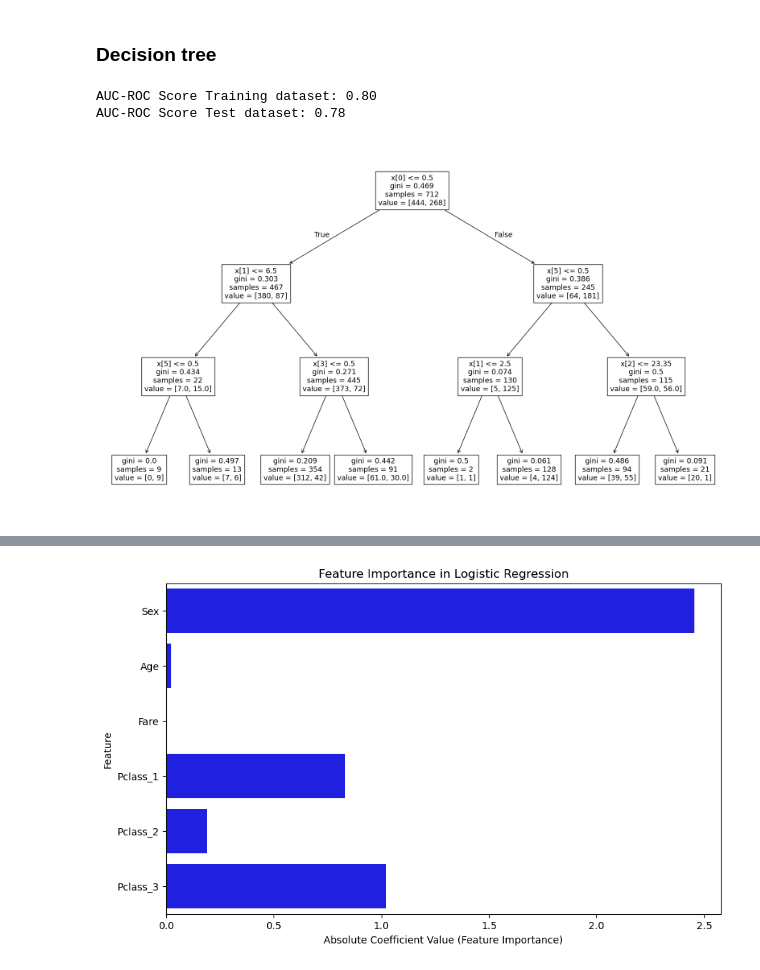
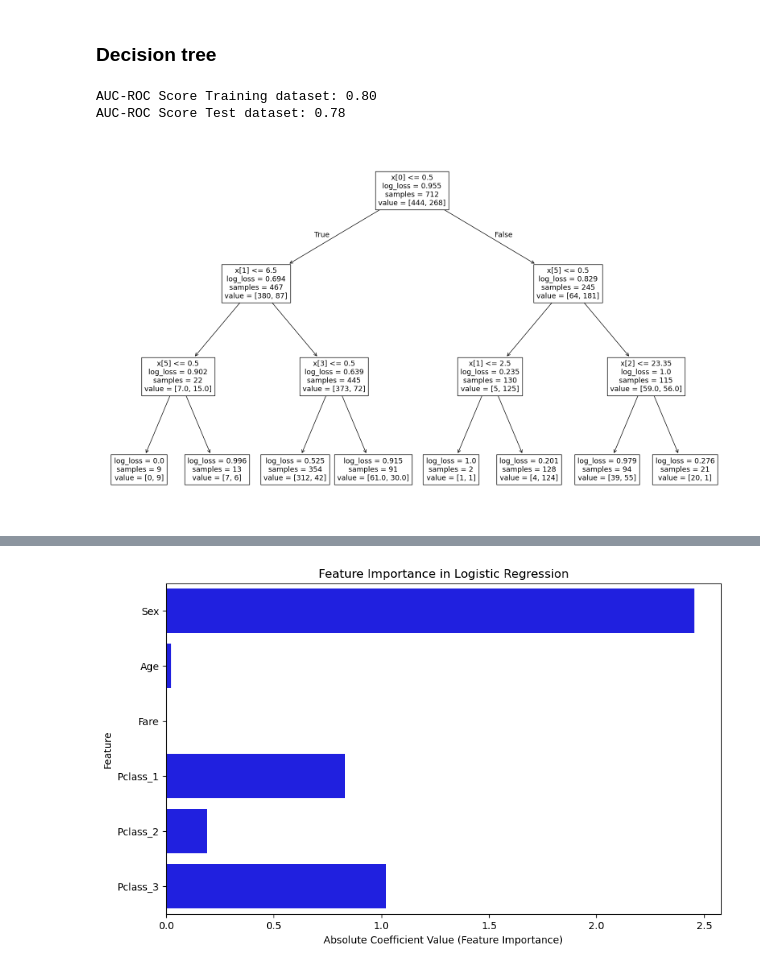
Before and after one commit to JaschavdA/ML1Challenge, a Jupyter notebook: titanic.ipynb, the cells around one changed output, grey strips where cells are left out. Cells and saved outputs as stored; diff of their text form; code cells hidden in the pictures.

```diff
--- a/titanic.ipynb
+++ b/titanic.ipynb
@@ -264,23 +264,23 @@ plt.show()
 # %%
 # Training the model - Decision tree
 from sklearn.tree import DecisionTreeClassifier
-dt = DecisionTreeClassifier(max_depth=3)
+dt = DecisionTreeClassifier(max_depth=3, criterion='log_loss')
 dt.fit(X_train, y_train)
 
 y_train_pred_dt = dt.predict(X_train)
 y_test_pred_dt = dt.predict(X_test)
 
 auc_train_score = roc_auc_score(y_train, y_train_pred_dt)
 auc_test_score = roc_auc_score(y_test, y_test_pred_dt)
 print(f"AUC-ROC Score Training dataset: {auc_train_score:.2f}")
 print(f"AUC-ROC Score Test dataset: {auc_test_score:.2f}")
 
 import matplotlib.pyplot as plt
 from sklearn.tree import plot_tree
 plt.figure(figsize=(20,12))
 plot_tree(dt)
 plt.show()
 # %% [output]
 AUC-ROC Score Training dataset: 0.80
 AUC-ROC Score Test dataset: 0.78
-[figure, old version]
+[figure, new version]
```
Also changed, not shown: parts of 3 cells of this notebook.
